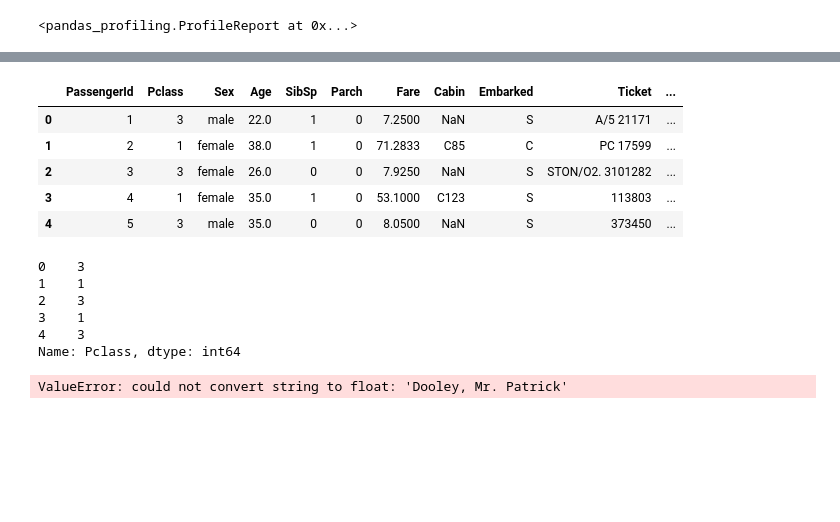
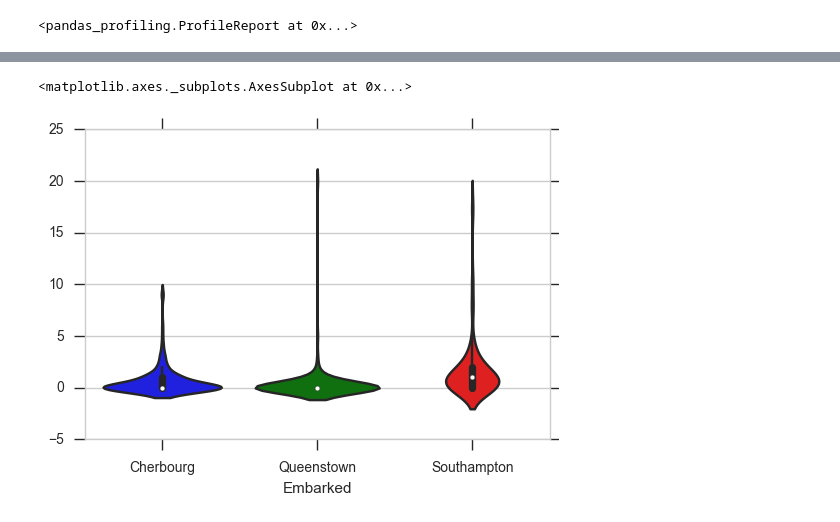
Before and after one commit to gaborbernat/kaggle-titanic, a Jupyter notebook: bernat-titanic.ipynb, the cells around one changed output, grey strips where cells are left out. Saved outputs shown, nothing was run; the diff lists cells and outputs as text; code cells hidden in the pictures; blank space fills up the shorter version.

```diff
--- a/bernat-titanic.ipynb
+++ b/bernat-titanic.ipynb
@@ -111,19 +89,5 @@ sns.boxplot(data=c.transpose()); sns.violinplot(data=c.transpose())
-# %%
-from sklearn.svm import SVC
-display(train.head())
-display(train['Pclass'].head())
-SVC(kernel='linear', C=1).fit(train, test)
-# %% [output]
-|  | PassengerId | Pclass | Sex | Age | SibSp | Parch | Fare | Cabin | Embarked | Ticket | ... |
-| 0 | 1 | 3 | male | 22.0 | 1 | 0 | 7.2500 | NaN | S | A/5 21171 | ... |
-| 1 | 2 | 1 | female | 38.0 | 1 | 0 | 71.2833 | C85 | C | PC 17599 | ... |
-| 2 | 3 | 3 | female | 26.0 | 0 | 0 | 7.9250 | NaN | S | STON/O2. 3101282 | ... |
-| 3 | 4 | 1 | female | 35.0 | 1 | 0 | 53.1000 | C123 | S | 113803 | ... |
-| 4 | 5 | 3 | male | 35.0 | 0 | 0 | 8.0500 | NaN | S | 373450 | ... |
-0    3
-1    1
-2    3
-3    1
-4    3
-Name: Pclass, dtype: int64
-ValueError: could not convert string to float: 'Dooley, Mr. Patrick'
+# %%
+sns.violinplot(data=pd.crosstab(test.Fare, test.Embarked))
+# %% [output]
+<matplotlib.axes._subplots.AxesSubplot at 0x...>
+[figure, added]
```
Also changed, not shown: parts of 19 cells of this notebook, 1 other file.
